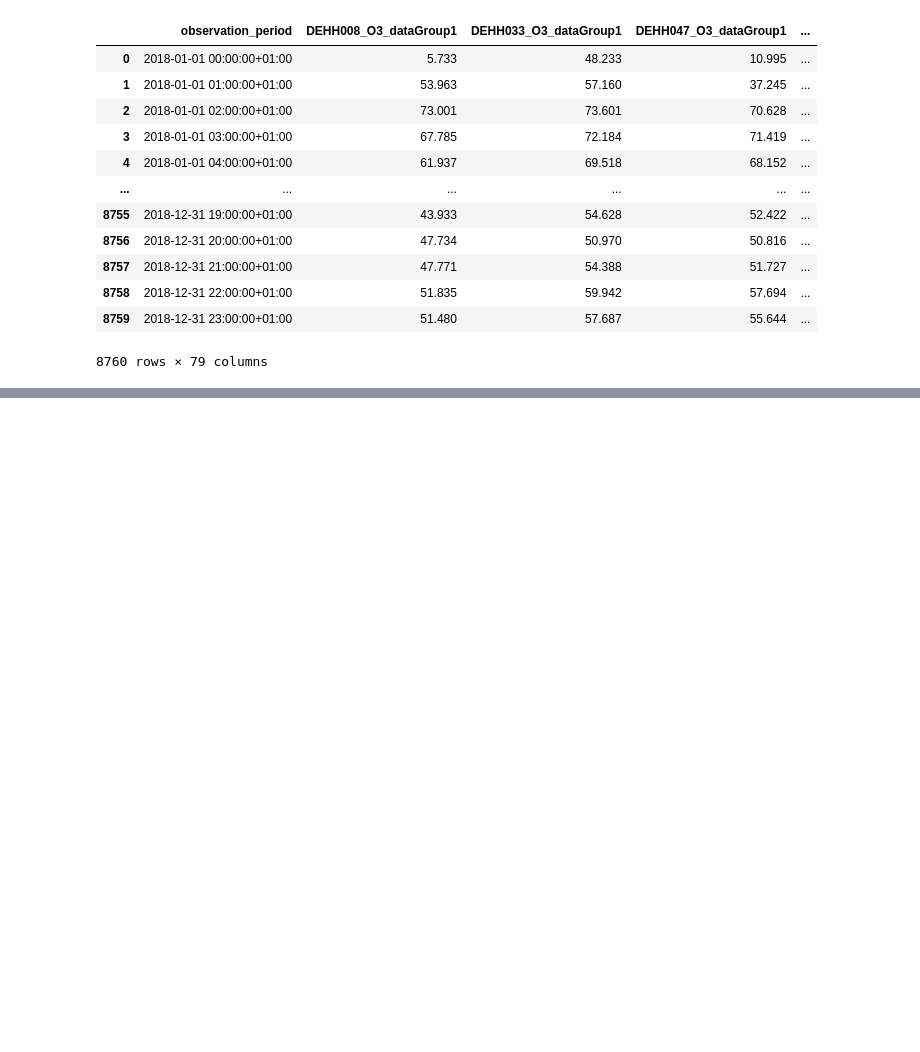
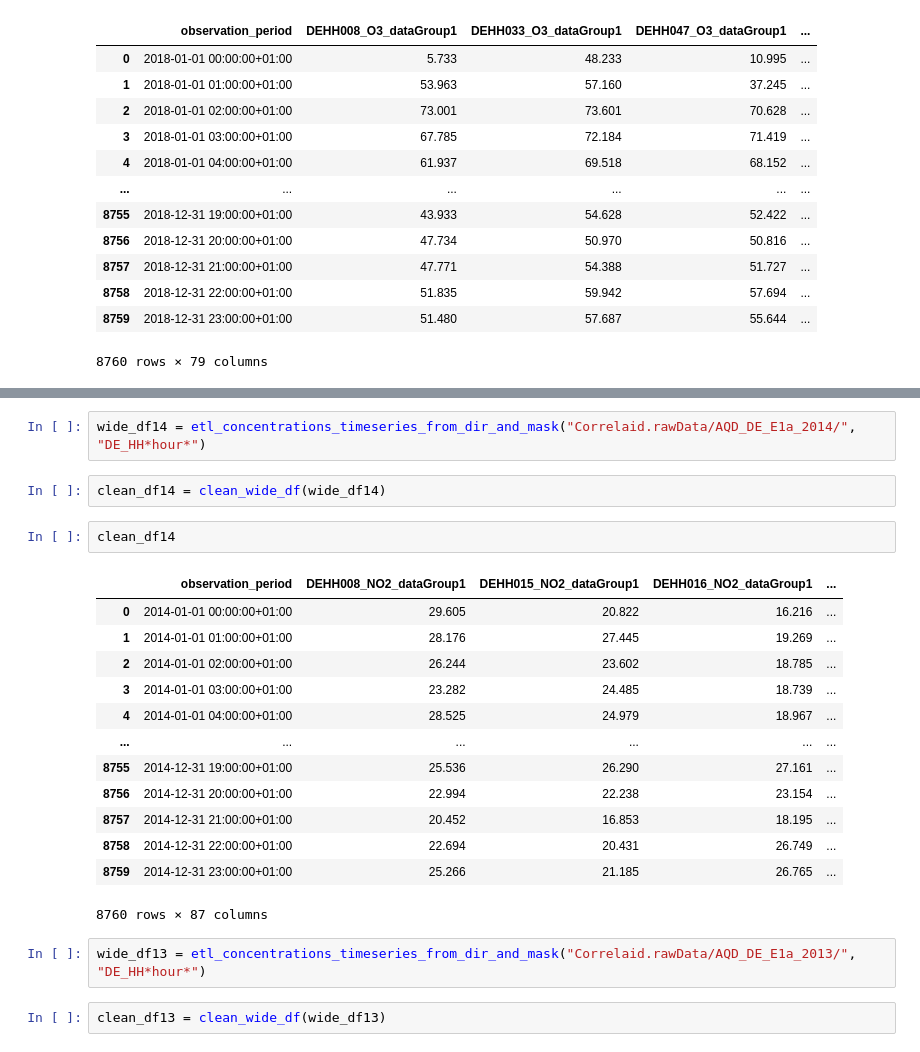
Before and after one commit to EvgenyGorelov/CorrelAid-Development-of-air-pollution-in-Hamburg, a Jupyter notebook: Correlaid.2013.19.etl.pandas.1.0.ipynb, the cells around one changed output, grey strips where cells are left out. Cells and saved outputs as stored; diff of their text form; blank space fills up the shorter version.

```diff
--- a/Correlaid.2013.19.etl.pandas.1.0.ipynb
+++ b/Correlaid.2013.19.etl.pandas.1.0.ipynb
@@ -229,0 +368,24 @@ clean_df18
+# %%
+wide_df14 = etl_concentrations_timeseries_from_dir_and_mask("Correlaid.rawData/AQD_DE_E1a_2014/", "DE_HH*hour*")
+# %%
+clean_df14 = clean_wide_df(wide_df14)
+# %%
+clean_df14
+# %% [output]
+|  | observation_period | DEHH008_NO2_dataGroup1 | DEHH015_NO2_dataGroup1 | DEHH016_NO2_dataGroup1 | ... |
+| 0 | 2014-01-01 00:00:00+01:00 | 29.605 | 20.822 | 16.216 | ... |
+| 1 | 2014-01-01 01:00:00+01:00 | 28.176 | 27.445 | 19.269 | ... |
+| 2 | 2014-01-01 02:00:00+01:00 | 26.244 | 23.602 | 18.785 | ... |
+| 3 | 2014-01-01 03:00:00+01:00 | 23.282 | 24.485 | 18.739 | ... |
+| 4 | 2014-01-01 04:00:00+01:00 | 28.525 | 24.979 | 18.967 | ... |
+| ... | ... | ... | ... | ... | ... |
+| 8755 | 2014-12-31 19:00:00+01:00 | 25.536 | 26.290 | 27.161 | ... |
+| 8756 | 2014-12-31 20:00:00+01:00 | 22.994 | 22.238 | 23.154 | ... |
+| 8757 | 2014-12-31 21:00:00+01:00 | 20.452 | 16.853 | 18.195 | ... |
+| 8758 | 2014-12-31 22:00:00+01:00 | 22.694 | 20.431 | 26.749 | ... |
+| 8759 | 2014-12-31 23:00:00+01:00 | 25.266 | 21.185 | 26.765 | ... |
+8760 rows × 87 columns
+# %%
+wide_df13 = etl_concentrations_timeseries_from_dir_and_mask("Correlaid.rawData/AQD_DE_E1a_2013/", "DE_HH*hour*")
+# %%
+clean_df13 = clean_wide_df(wide_df13)
```
Also changed, not shown: parts of 15 cells of this notebook.
